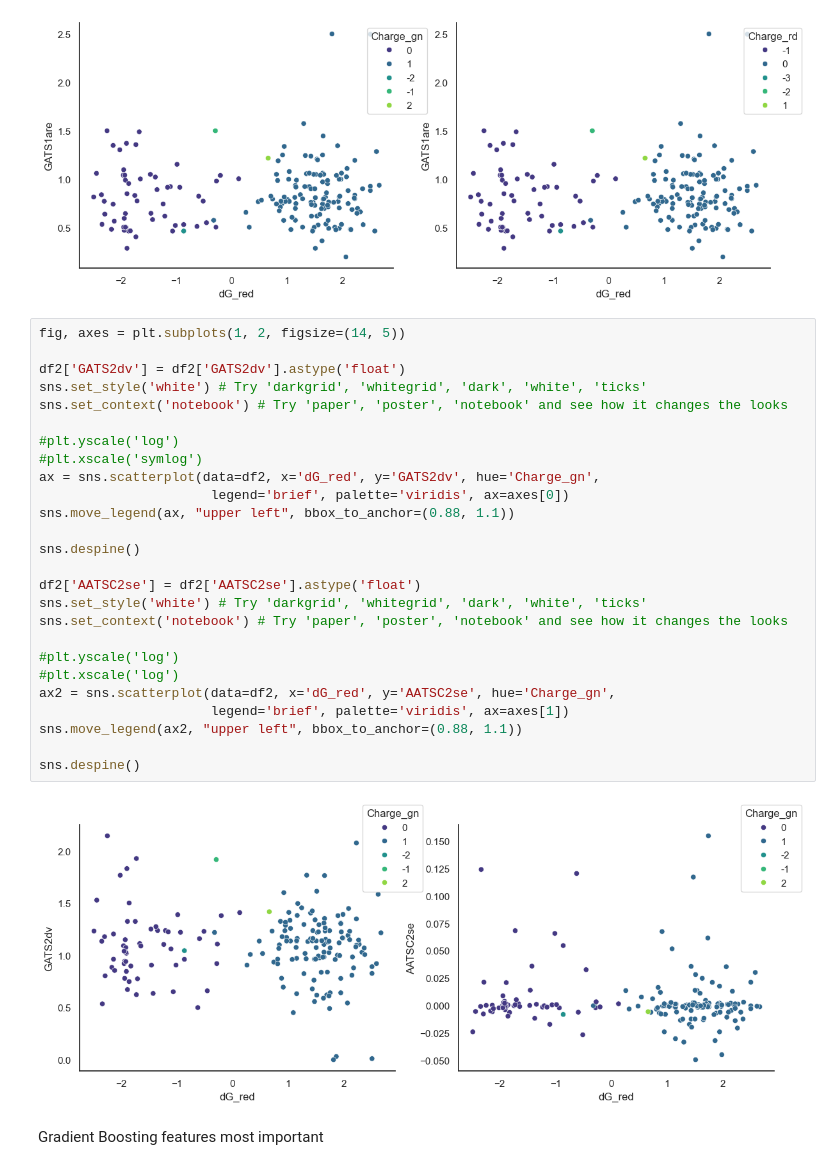
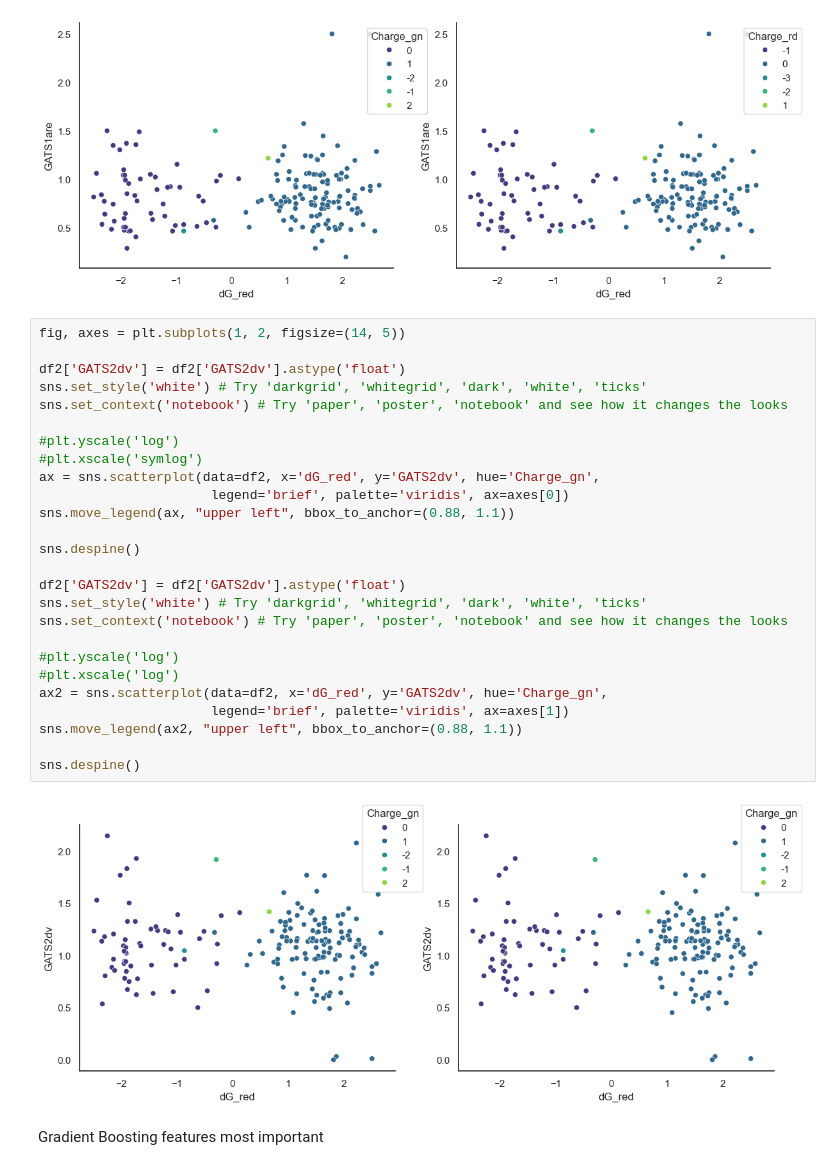
Before and after one commit to igmure/Redox_pred, a Jupyter notebook: VALUES_SMILES.ipynb, the cells around one changed output. Saved outputs shown, nothing was run; the diff lists cells and outputs as text.

```diff
--- a/VALUES_SMILES.ipynb
+++ b/VALUES_SMILES.ipynb
@@ -436,31 +456,31 @@ sns.despine()
 # %%
 fig, axes = plt.subplots(1, 2, figsize=(14, 5))
 
 df2['GATS2dv'] = df2['GATS2dv'].astype('float')
 sns.set_style('white') # Try 'darkgrid', 'whitegrid', 'dark', 'white', 'ticks'
 sns.set_context('notebook') # Try 'paper', 'poster', 'notebook' and see how it changes the looks
 
 #plt.yscale('log')
 #plt.xscale('symlog')
 ax = sns.scatterplot(data=df2, x='dG_red', y='GATS2dv', hue='Charge_gn',
                       legend='brief', palette='viridis', ax=axes[0])
 sns.move_legend(ax, "upper left", bbox_to_anchor=(0.88, 1.1))
 
 sns.despine()
 
-df2['AATSC2se'] = df2['AATSC2se'].astype('float')
+df2['GATS2dv'] = df2['GATS2dv'].astype('float')
 sns.set_style('white') # Try 'darkgrid', 'whitegrid', 'dark', 'white', 'ticks'
 sns.set_context('notebook') # Try 'paper', 'poster', 'notebook' and see how it changes the looks
 
 #plt.yscale('log')
 #plt.xscale('log')
-ax2 = sns.scatterplot(data=df2, x='dG_red', y='AATSC2se', hue='Charge_gn',
+ax2 = sns.scatterplot(data=df2, x='dG_red', y='GATS2dv', hue='Charge_gn',
                       legend='brief', palette='viridis', ax=axes[1])
 sns.move_legend(ax2, "upper left", bbox_to_anchor=(0.88, 1.1))
 
 sns.despine()
 # %% [output]
-[figure, old version]
+[figure, new version]
 # %% [markdown]
 Gradient Boosting features most important
 # %%
```
Also changed, not shown: parts of 2 cells of this notebook.
